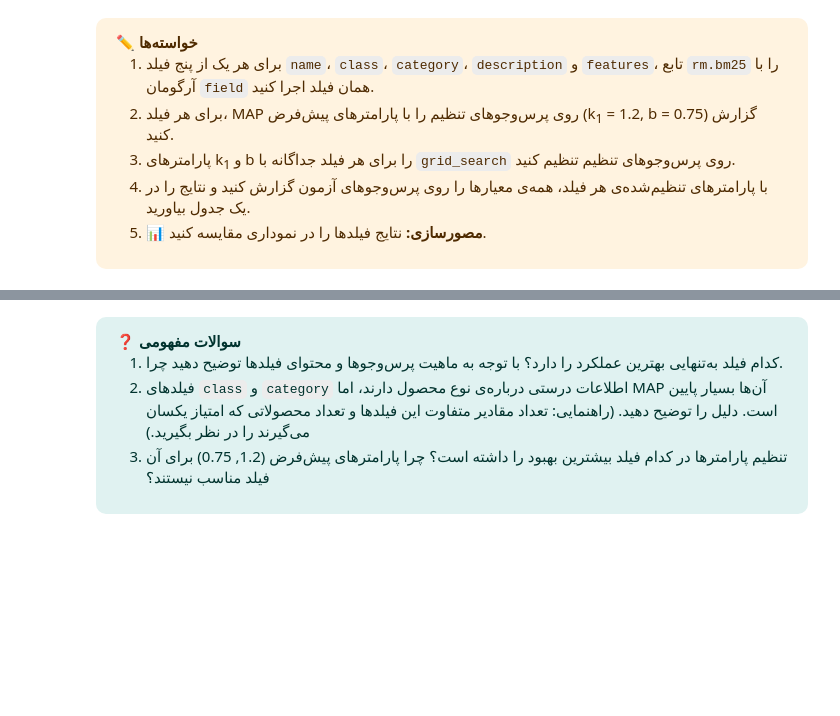
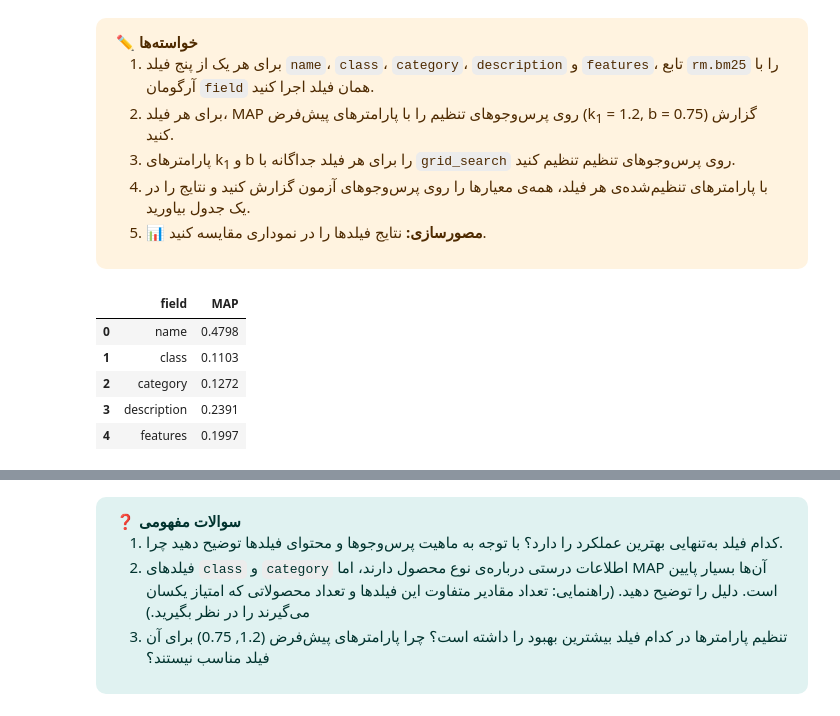
Before and after one commit to HaniehGRN/IR-homework1-BM25, a Jupyter notebook: IIR_CA1_Student-ID.ipynb, the cells around one changed output, grey strips where cells are left out. Drawn from its saved outputs; the diff is of its cells as text; code cells hidden in the pictures; blank space fills up the shorter version.

```diff
--- a/IIR_CA1_Student-ID.ipynb
+++ b/IIR_CA1_Student-ID.ipynb
@@ -330,12 +335,20 @@ grid = {
 </div>
 # %%
 ### YOUR CODE HERE
+
 rows = []
 for field in FIELDS:
-    field_MAP = evaluator.mean_ap(rm.bm25, tune_qids, fields=field, k1=1.2, b=0.75)
+    field_MAP = evaluator.mean_ap(rm.bm25, tune_qids, field=field, k1=1.2, b=0.75)
     rows.append({"field": field, "MAP": field_MAP})
 
-fields_map_df = pd.DataFrame(rows)
-print(fields_map_df.to_string(index=False))
+pd.DataFrame(rows)
+# print(fields_map_df.to_string(index=False))
+# %% [output]
+|  | field | MAP |
+| 0 | name | 0.4798 |
+| 1 | class | 0.1103 |
+| 2 | category | 0.1272 |
+| 3 | description | 0.2391 |
+| 4 | features | 0.1997 |
 # %%
 ### YOUR CODE HERE
```
Also changed, not shown: parts of 6 cells of this notebook, 5 other files.
